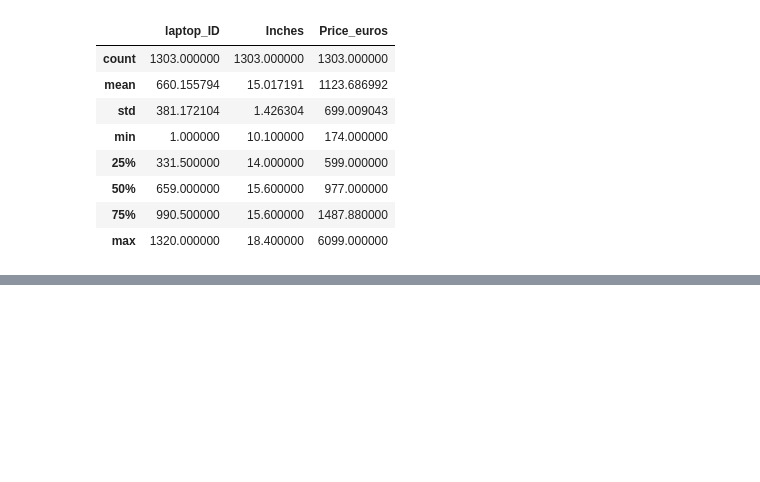
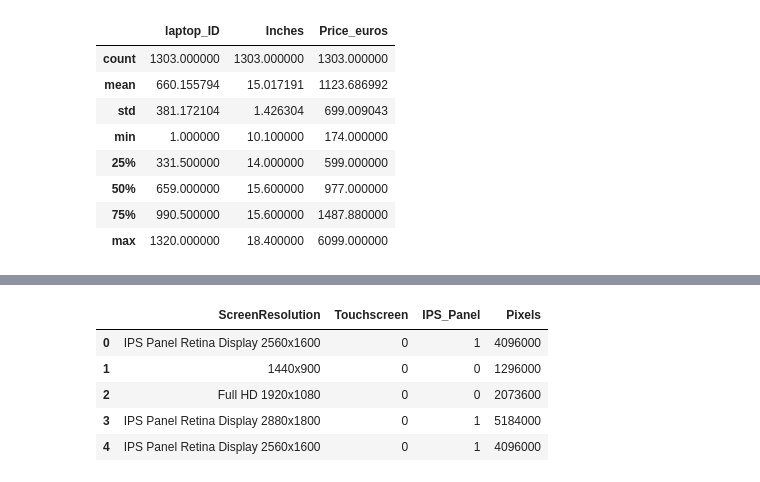
Before and after one commit to Degeorgian/MINI-PROJECT--GROUP-F, a Jupyter notebook: laptop_price.ipynb, the cells around one changed output, grey strips where cells are left out. Saved outputs shown, nothing was run; the diff lists cells and outputs as text; code cells hidden in the pictures; blank space fills up the shorter version.

```diff
--- a/laptop_price.ipynb
+++ b/laptop_price.ipynb
@@ -74,0 +121,23 @@ df.describe()
+# %%
+# Create new features from 'ScreenResolution'
+df['Touchscreen'] = df['ScreenResolution'].apply(lambda x: 1 if 'Touchscreen' in x else 0)
+df['IPS_Panel'] = df['ScreenResolution'].apply(lambda x: 1 if 'IPS Panel' in x else 0)
+
+# Extract resolution values and calculate total pixels
+def get_resolution(resolution_str):
+    res = resolution_str.split()[-1]
+    width, height = res.split('x')
+    return int(width), int(height)
+
+df['X_res'], df['Y_res'] = zip(*df['ScreenResolution'].apply(get_resolution))
+df['Pixels'] = df['X_res'] * df['Y_res']
+
+# Display the new features
+df[['ScreenResolution', 'Touchscreen', 'IPS_Panel', 'Pixels']].head()
+# %% [output]
+|  | ScreenResolution | Touchscreen | IPS_Panel | Pixels |
+| 0 | IPS Panel Retina Display 2560x1600 | 0 | 1 | 4096000 |
+| 1 | 1440x900 | 0 | 0 | 1296000 |
+| 2 | Full HD 1920x1080 | 0 | 0 | 2073600 |
+| 3 | IPS Panel Retina Display 2880x1800 | 0 | 1 | 5184000 |
+| 4 | IPS Panel Retina Display 2560x1600 | 0 | 1 | 4096000 |
```
Also changed, not shown: parts of 5 cells of this notebook.
